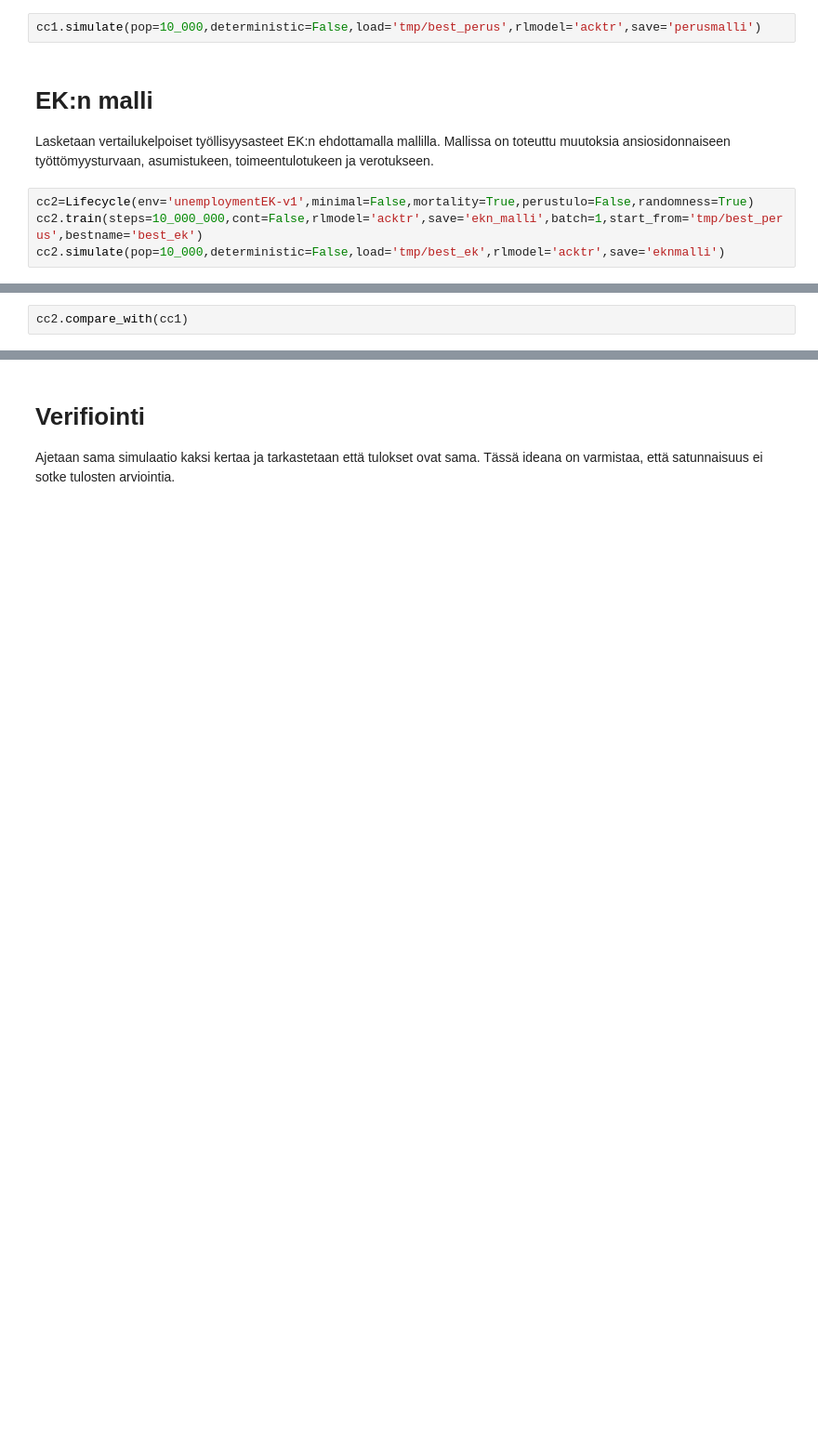
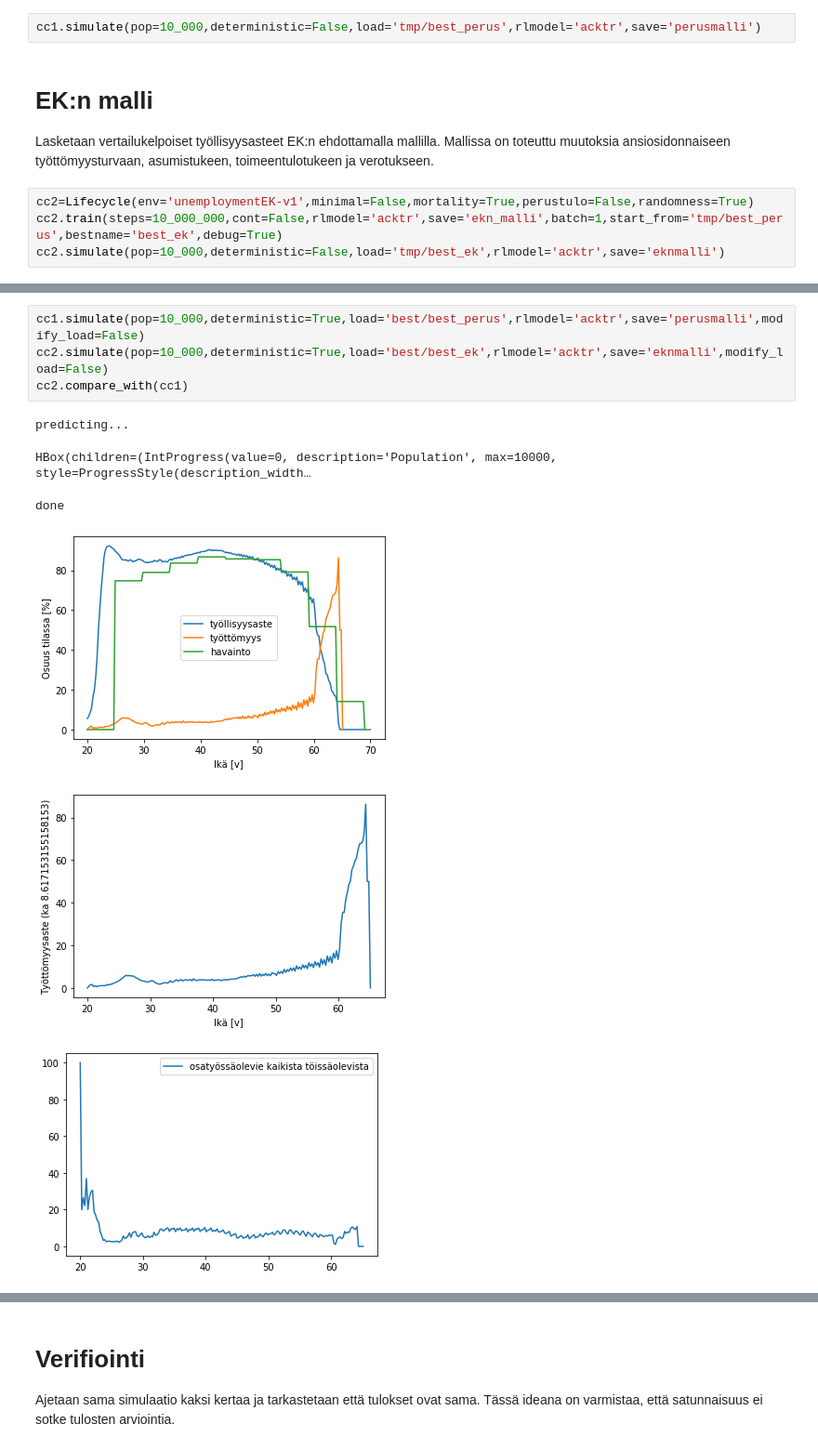
Before and after one commit to ajtanskanen/lifecycle-old-rl, a Jupyter notebook: social security with RL 3a.ipynb, the cells around one changed output, grey strips where cells are left out. Shown: that part at 93% size. Drawn from its saved outputs; the diff is of its cells as text; blank space fills up the shorter version.

```diff
--- a/social security with RL 3a.ipynb
+++ b/social security with RL 3a.ipynb
@@ -48,5 +75,5 @@ cc1.simulate(pop=10_000,deterministic=False,load='tmp/best_perus',rlmodel='acktr
 Lasketaan vertailukelpoiset työllisyysasteet EK:n ehdottamalla mallilla. Mallissa on toteuttu muutoksia ansiosidonnaiseen työttömyysturvaan, asumistukeen, toimeentulotukeen ja verotukseen.
 # %%
 cc2=Lifecycle(env='unemploymentEK-v1',minimal=False,mortality=True,perustulo=False,randomness=True)
-cc2.train(steps=10_000_000,cont=False,rlmodel='acktr',save='ekn_malli',batch=1,start_from='tmp/best_perus',bestname='best_ek')
+cc2.train(steps=10_000_000,cont=False,rlmodel='acktr',save='ekn_malli',batch=1,start_from='tmp/best_perus',bestname='best_ek',debug=True)
 cc2.simulate(pop=10_000,deterministic=False,load='tmp/best_ek',rlmodel='acktr',save='eknmalli')
@@ -53,2 +99,11 @@ cc2.simulate(pop=10_000,deterministic=False,load='tmp/best_ek',rlmodel='acktr',s
-# %%
-cc2.compare_with(cc1)
+# %%
+cc1.simulate(pop=10_000,deterministic=True,load='best/best_perus',rlmodel='acktr',save='perusmalli',modify_load=False)
+cc2.simulate(pop=10_000,deterministic=True,load='best/best_ek',rlmodel='acktr',save='eknmalli',modify_load=False)
+cc2.compare_with(cc1)
+# %% [output]
+predicting...
+HBox(children=(IntProgress(value=0, description='Population', max=10000, style=ProgressStyle(description_width…
+done
+[figure, added]
+[figure, added]
+[figure, added]
```
Also changed, not shown: parts of 5 cells of this notebook, 13 other files.
